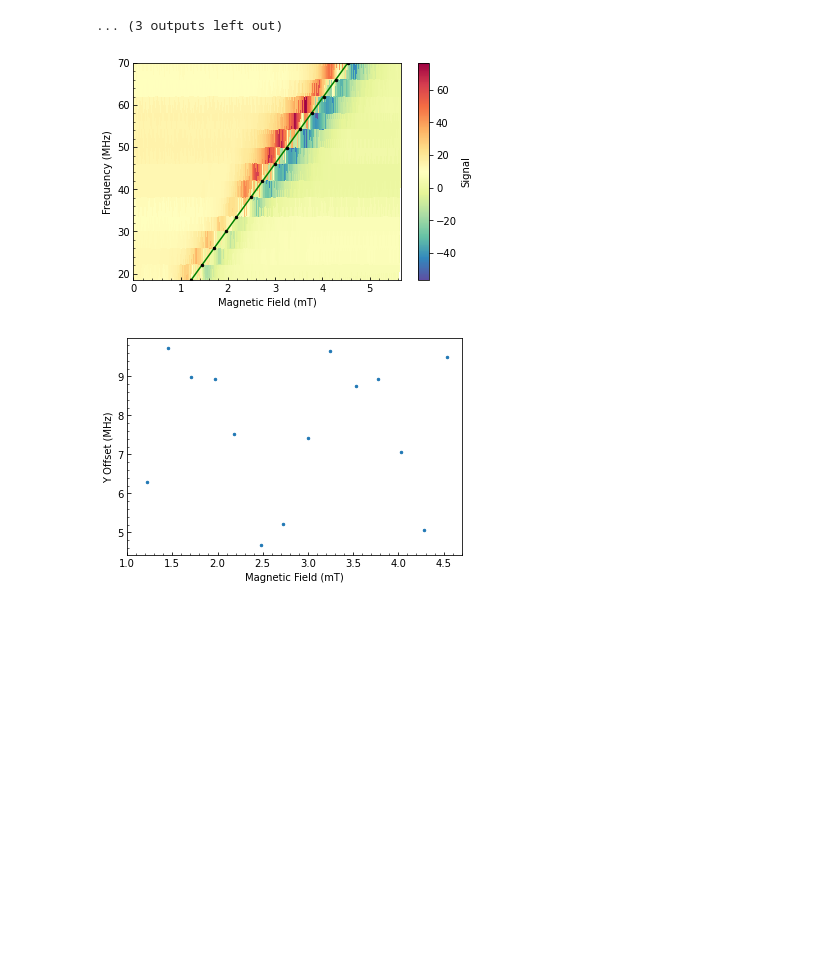
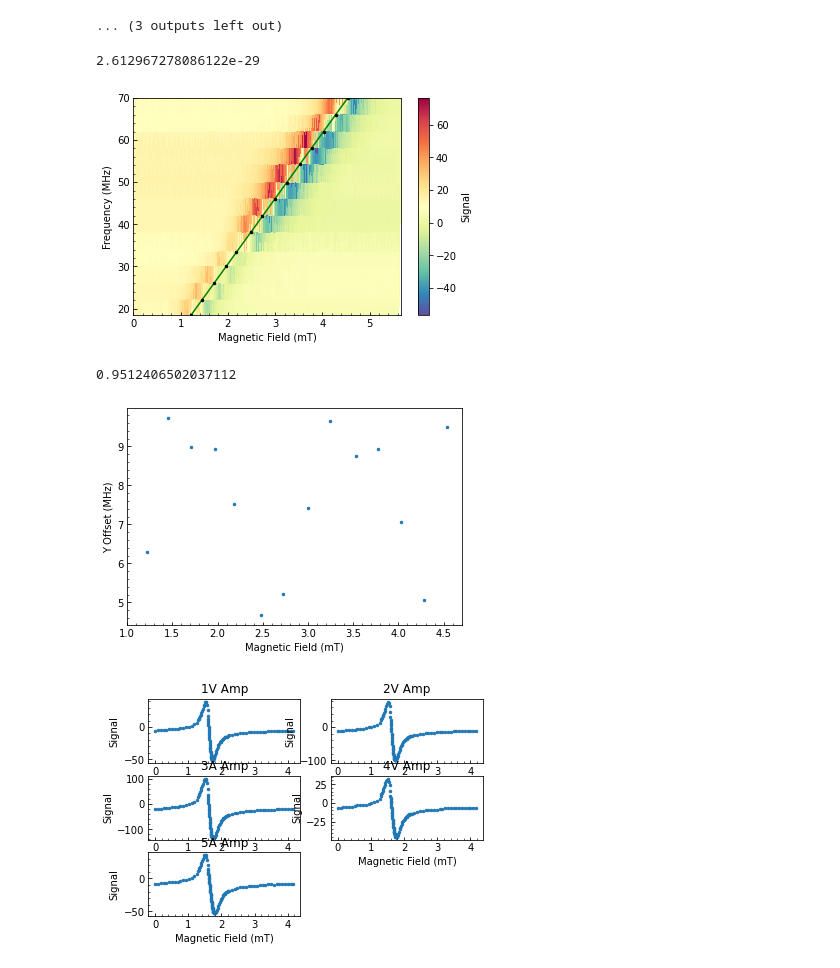
Before and after one commit to matsr22/Phys-382-EPR, a Jupyter notebook: Lock-In data/Data Analysis Jupyter.ipynb, the cells around one changed output. Saved outputs shown, nothing was run; the diff lists cells and outputs as text; code cells hidden in the pictures; blank space fills up the shorter version.

Commit message:
Additional graph tweaking and metadata changes

```diff
--- a/Lock-In data/Data Analysis Jupyter.ipynb
+++ b/Lock-In data/Data Analysis Jupyter.ipynb
@@ -36,6 +36,7 @@ def lorentzDerivative(x,a,b,c,d):
 def Linear(x,m,c):
     return m*x+c
 # %%
+# Resonances Calculations and Graphs
 MagResonances = []
 FreqResonances = []
 threeDData = []
@@ -83,10 +84,10 @@ for i, sheet in enumerate(data):
             ax.tick_params(which='both',direction = 'in')
             ax.minorticks_on()
 
-            plt.savefig(os.path.join(r"C:\Users\matth\Documents\Phys 382\Lock-In data\Finalised Plots",str(int(float(sheet)*1000)))+"Hz"+".jpg",bbox_inches='tight')
+            plt.savefig(os.path.join(r"C:\Users\matth\Documents\Phys 382\Lock-In data\Finalised Plots",str(int(float(sheet)*1000)))+"Hz"+".jpg",bbox_inches='tight',dpi=400)
 
             figData = "Metadata:\n\nAmp: {}±{} \nX offset: {}±{}\nWidth/SDev: {}±{}\nY offset: {}±{}".format(Amp,AmpErr,Loc,LocErr,SDev,SDevErr,d,dErr)
-            f = open(os.path.join(r"C:\Users\matth\Documents\Phys 382\Lock-In data\Finalised Plots",str(int(float(sheet)*1000)))+"Hz"+".txt",'x')
+            f = open(os.path.join(r"C:\Users\matth\Documents\Phys 382\Lock-In data\Finalised Plots",str(int(float(sheet)*1000)))+"Hz"+".txt",'w')
             f.write(figData)
             f.close()
             #plt.show()
@@ -168,6 +169,8 @@ grad,yInt = popt
 
 gradU,yIntU = sqrt(diag(pcov))
 
+slope, intercept, r_value, p_value, std_err = scipy.stats.linregress(MagResonances, FreqResonances)
+print(p_value)
 cmaps = ax.tripcolor(xData,yData,zData,cmap="Spectral_r",zorder = 1)
 plot1.colorbar(cmaps,label = "Signal")
 ax.set_xlabel("Magnetic Field (mT)")
@@ -180,13 +183,24 @@ ax.tick_params(which="both",direction= "in")
 ax.minorticks_on()
 
 ax.scatter(MagResonances,FreqResonances,s=6,c='black',zorder = 3)
+
+plt.savefig(os.path.join(r"C:\Users\matth\Documents\Phys 382\Lock-In data\Finalised Plots","3D Graph - New"+".jpg"),bbox_inches='tight',dpi=1000)
+
+figData = "Metadata:\n\nGrad Line: {}±{} \nY offset: {}±{}\nR squared Val: {}".format(grad,gradU,yInt,yIntU,r_value**2)
+f = open(os.path.join(r"C:\Users\matth\Documents\Phys 382\Lock-In data\Finalised Plots","ColorPlot Metadata"+".txt"),'w')
+f.write(figData)
+f.close()
 plt.show()
 # %% [output]
+2.612967278086122e-29
 [figure]
 # %%
-# Amplitude Plots
+# Y offsets Analysis
+plot2,ax2 = plt.subplots()
 
-plot2,ax2 = plt.subplots()
+slope, intercept, r_value, p_value, std_err = scipy.stats.linregress(MagResonances, yOffsets)
+
+print(p_value)
 
 ax2.scatter(MagResonances,yOffsets,s=6)
 ax2.set_xlabel("Magnetic Field (mT)")
@@ -194,6 +208,50 @@ ax2.set_ylabel("Y Offset (MHz)")
 ax2.tick_params(which="both",direction= "in")
 ax2.minorticks_on()
 ax2.set_xlim(left=1)
+
+plt.savefig(os.path.join(r"C:\Users\matth\Documents\Phys 382\Lock-In data\Finalised Plots","YOffsets"+".jpg"),bbox_inches='tight',dpi=400)
+
 plt.show()
 # %% [output]
+0.9512406502037112
 [figure]
+# %%
+# Varying Modulation Data Reading
+
+data = pd.read_excel(r"C:\Users\matth\Documents\Phys 382\Lock-In data\EPR Lock-In Data - Vary Amp Freq.xlsx",None)
+# %%
+plot,ax = plt.subplots(3,2)
+plot.delaxes(ax[2,1])
+counter1 = 0
+counter2 = 0
+
+for i,sheet in enumerate(data):
+    MagFields = data[sheet]["MagField"].to_numpy()
+    SignalAmps = data[sheet]["Amplitude"].to_numpy()
+
+    subax  = ax[counter1,counter2]
+    subax.scatter(MagFields,SignalAmps,s=6)
+    subax.tick_params(which="both",direction= "in")
+    subax.minorticks_on()
+    subax.set_xlabel("Magnetic Field (mT)")
+    subax.set_ylabel("Signal")
+    subax.set_title(sheet)
+
+
+
+    if (counter2==1):
+        counter2=0
+        counter1+=1
+    else:
+        counter2+=1
+
+for axeses in ax.flat:
+    axeses.set(xlabel="Magnetic Field (mT)", ylabel="Signal")
+
+for axeses in ax.flat:
+    axeses.label_outer()
+
+
+plt.show()
+# %% [output]
+[figure, added]
```
Also changed, not shown: 18 other files.
